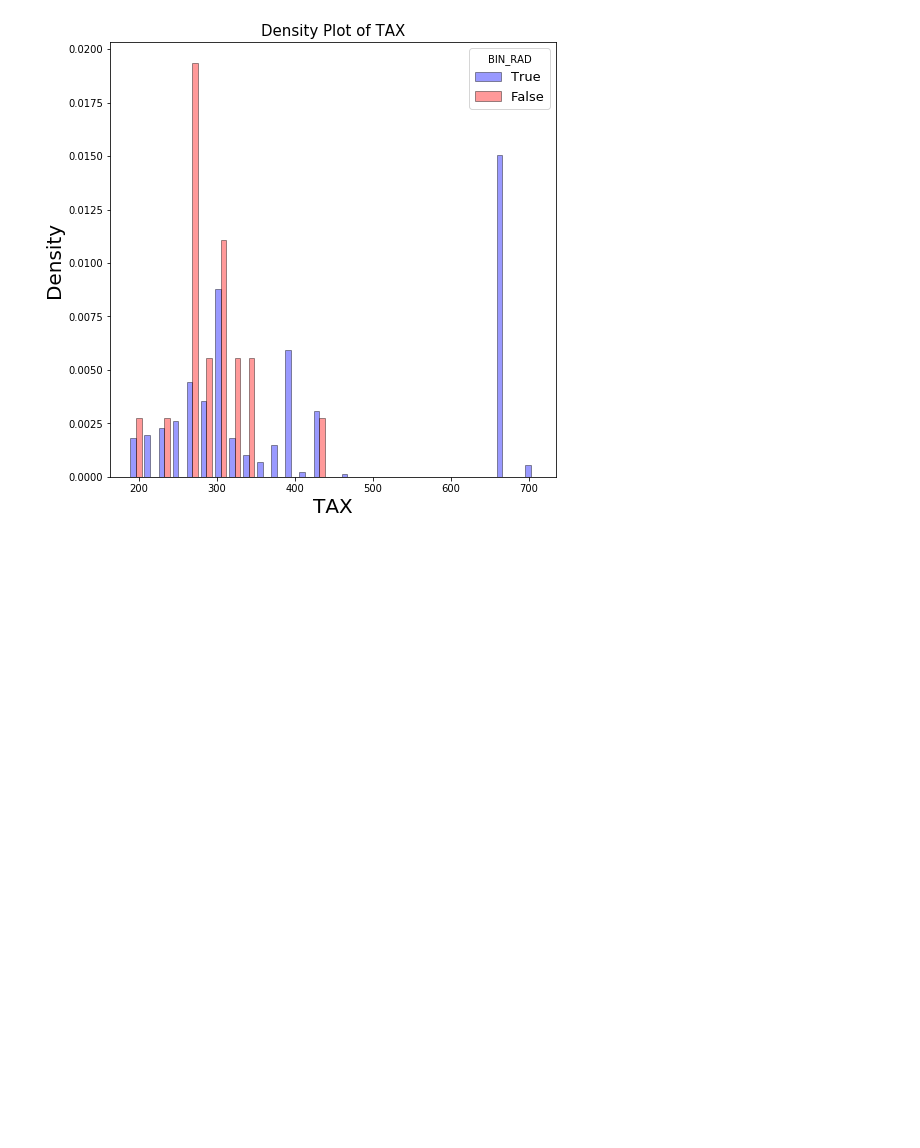
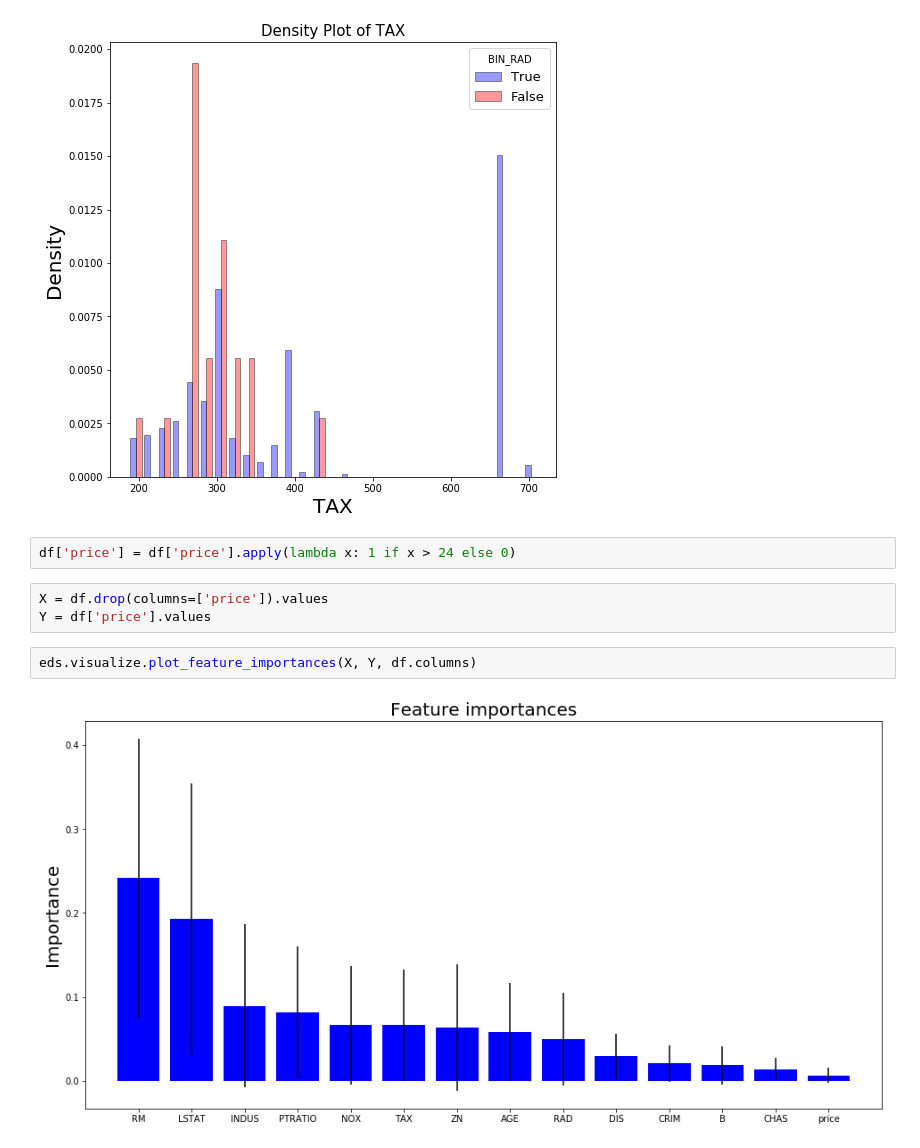
Before and after one commit to michaelmunje/EDS, a Jupyter notebook: examples/Visualization_Example.ipynb, the cells around one changed output. Drawn from its saved outputs; the diff is of its cells as text; blank space fills up the shorter version.

Commit message:
Add visualize examples, small fix to visualize.

```diff
--- a/examples/Visualization_Example.ipynb
+++ b/examples/Visualization_Example.ipynb
@@ -36,3 +36,12 @@ eds.visualize.plot_binary_feature_distribution(df, 'TAX', 'BIN_RAD')
 eds.visualize.plot_binary_feature_distribution(df, 'TAX', 'BIN_RAD', hist=True)
 # %% [output]
 [figure]
+# %%
+df['price'] = df['price'].apply(lambda x: 1 if x > 24 else 0)
+# %%
+X = df.drop(columns=['price']).values
+Y = df['price'].values
+# %%
+eds.visualize.plot_feature_importances(X, Y, df.columns)
+# %% [output]
+[figure, added]
```
Also changed, not shown: 1 other file.
